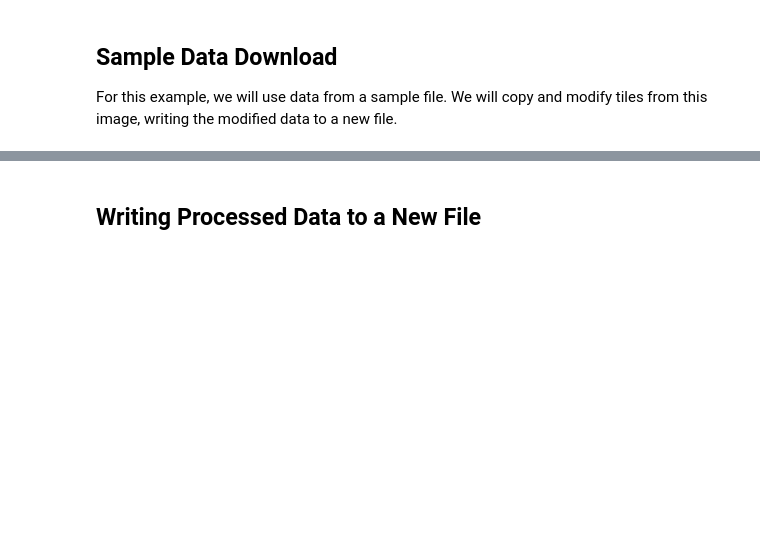
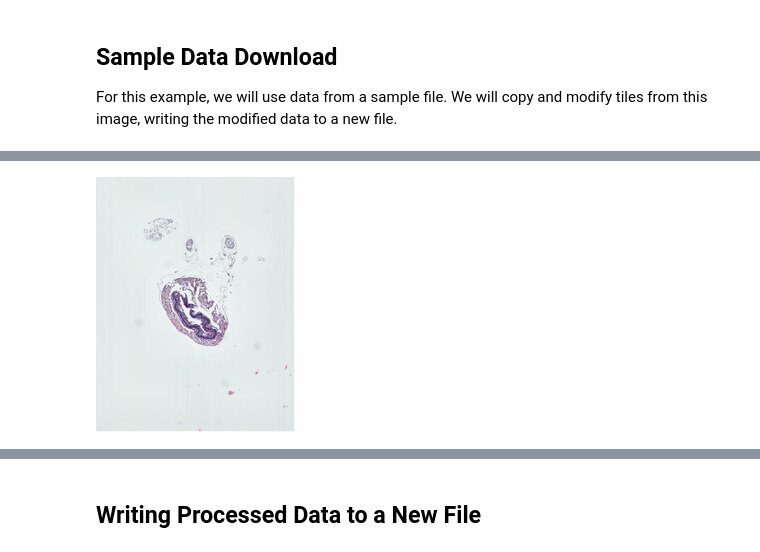
Before and after one commit to girder/large_image, a Jupyter notebook: docs/zarr_sink_example.ipynb, the cells around one changed output, grey strips where cells are left out. Saved outputs shown, nothing was run; the diff lists cells and outputs as text; code cells hidden in the pictures; blank space fills up the shorter version.

```diff
--- a/docs/zarr_sink_example.ipynb
+++ b/docs/zarr_sink_example.ipynb
@@ -33,3 +48,8 @@ source_metadata
+# %%
+# show source as a static thumbnail
+source.getThumbnail()[0]
+# %% [output]
+[figure, added]
 # %%
 # show the source image in an interactive viewer
 source
```
Also changed, not shown: parts of 8 cells of this notebook.
